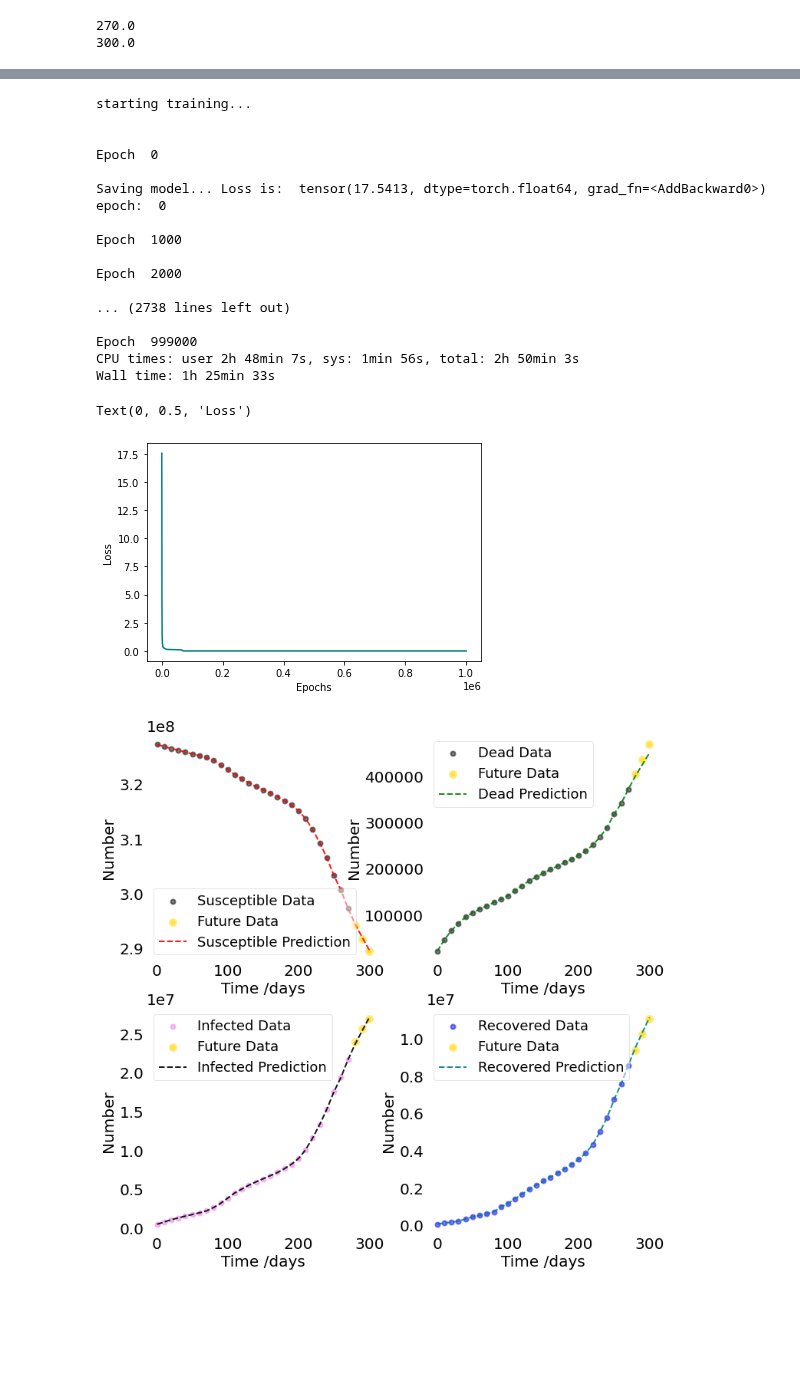
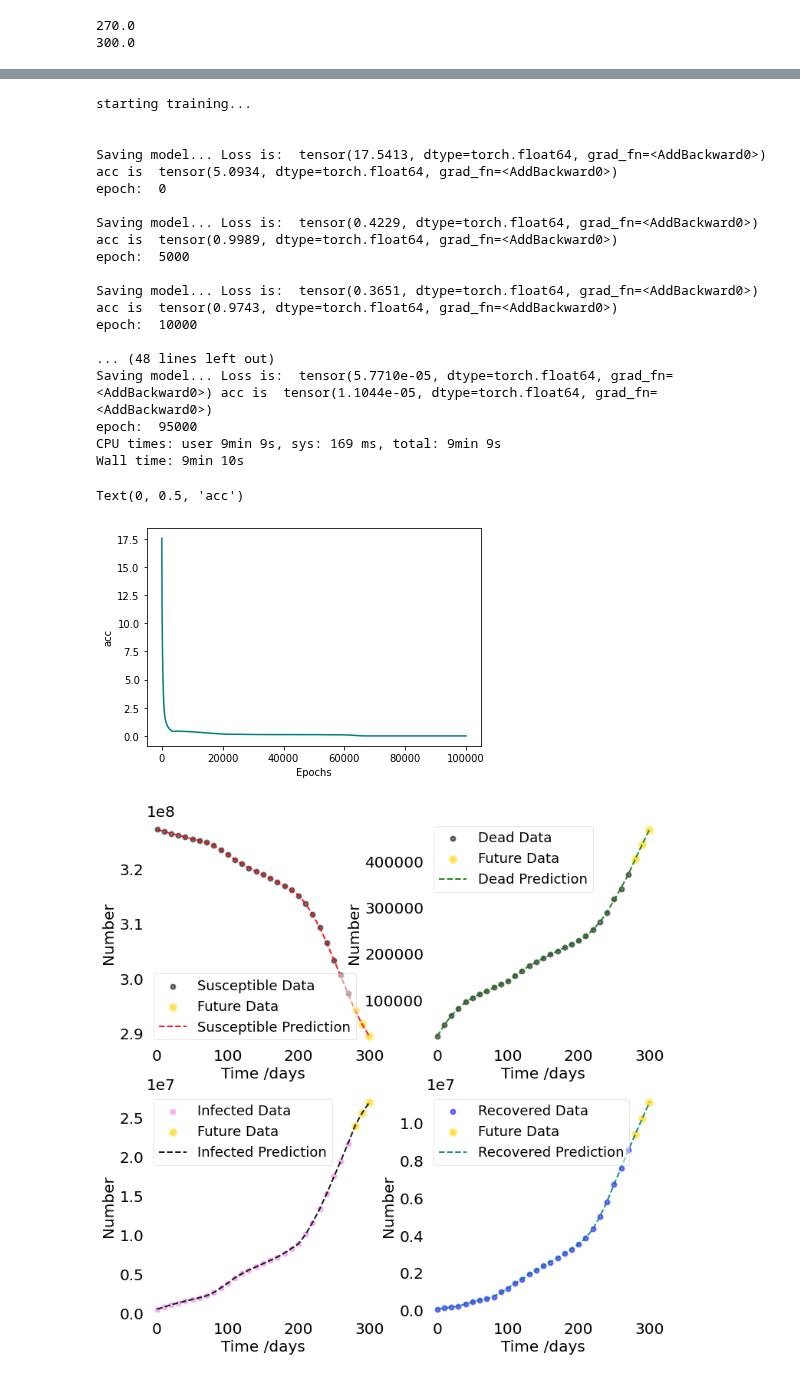
Before and after one commit to jhgoblue/covid-19-pbl, a Jupyter notebook: dinn-sird-baseline.ipynb, the cells around one changed output, grey strips where cells are left out. Drawn from its saved outputs; the diff is of its cells as text; code cells hidden in the pictures; blank space fills up the shorter version.

Commit message:
Kaggle Notebook | DINN-SIRD-baseline | +acc

```diff
--- a/dinn-sird-baseline.ipynb
+++ b/dinn-sird-baseline.ipynb
@@ -106,8 +106,10 @@ class DINN(nn.Module):
         self.I = torch.tensor(I_data)
         self.D = torch.tensor(D_data)
         self.R = torch.tensor(R_data)
+        self.Train_Test = 28
 
         self.losses = []
+        self.acces = []
         self.save = 3 #which file to save to
 
         self.alpha_tilda = torch.nn.Parameter(torch.rand(1, requires_grad=True)) #0.191
@@ -275,8 +277,17 @@ class DINN(nn.Module):
                 torch.mean(torch.square(f3[:28]))+
                 torch.mean(torch.square(f4[:28]))
                 )
+        acc = (torch.mean(torch.square(self.S_hat[28:] - S_pred[28:]))+
+                torch.mean(torch.square(self.I_hat[28:] - I_pred[28:]))+
+                torch.mean(torch.square(self.D_hat[28:] - D_pred[28:]))+
+                torch.mean(torch.square(self.R_hat[28:] - R_pred[28:]))+
+                torch.mean(torch.square(f1[28:]))+
+                torch.mean(torch.square(f2[28:]))+
+                torch.mean(torch.square(f3[28:]))+
+                torch.mean(torch.square(f4[28:]))
+                )
 
-
+        acc.backward(retain_graph=True)
         loss.backward()
         self.optimizer.step()
         self.scheduler.step()
@@ -284,14 +295,15 @@ class DINN(nn.Module):
 
 
         self.losses.append(loss.item())
+        self.acces.append(acc.item())
 
-        if epoch % 1000 == 0:
-          print('\nEpoch ', epoch)
+        #if epoch % 1000 == 0:
+          #print('\nEpoch ', epoch)
 
         #loss + model parameters update
-        if epoch % 4000 == 0:
+        if epoch % 5000 == 0:
           #checkpoint save every 100 epochs if the loss is lower
-          print('\nSaving model... Loss is: ', loss)
+          print('\nSaving model... Loss is: ', loss,'acc is ',acc)
           torch.save({
               'epoch': epoch,
               'model': self.state_dict(),
@@ -299,6 +311,7 @@ class DINN(nn.Module):
               'scheduler': self.scheduler.state_dict(),
               #'loss': loss,
               'losses': self.losses,
+              'acc':self.acces
               }, PATH + str(self.save)+'.pt')
           if self.save % 2 > 0: #its on 3
             self.save = 2 #change to 2
@@ -327,39 +340,40 @@ scheduler = torch.optim.lr_scheduler.CyclicLR(dinn.optimizer, base_lr=1e-5, max_
 dinn.scheduler = scheduler
 
 try:
-  S_pred_list, I_pred_list, D_pred_list, R_pred_list = dinn.train(1000000) #train
+  S_pred_list, I_pred_list, D_pred_list, R_pred_list = dinn.train(100000) #train
 except EOFError:
   if dinn.save == 2:
     dinn.save = 3
-    S_pred_list, I_pred_list, D_pred_list, R_pred_list = dinn.train(1000000) #train
+    S_pred_list, I_pred_list, D_pred_list, R_pred_list = dinn.train(100000) #train
   elif dinn.save == 3:
     dinn.save = 2
-    S_pred_list, I_pred_list, D_pred_list, R_pred_list = dinn.train(1000000) #train
+    S_pred_list, I_pred_list, D_pred_list, R_pred_list = dinn.train(100000) #train
 # %% [output]
 starting training...
 
 
-Epoch  0
-
-Saving model... Loss is:  tensor(17.5413, dtype=torch.float64, grad_fn=<AddBackward0>)
+Saving model... Loss is:  tensor(17.5413, dtype=torch.float64, grad_fn=<AddBackward0>) acc is  tensor(5.0934, dtype=torch.float64, grad_fn=<AddBackward0>)
 epoch:  0
 
-Epoch  1000
+Saving model... Loss is:  tensor(0.4229, dtype=torch.float64, grad_fn=<AddBackward0>) acc is  tensor(0.9989, dtype=torch.float64, grad_fn=<AddBackward0>)
+epoch:  5000
 
-Epoch  2000
+Saving model... Loss is:  tensor(0.3651, dtype=torch.float64, grad_fn=<AddBackward0>) acc is  tensor(0.9743, dtype=torch.float64, grad_fn=<AddBackward0>)
+epoch:  10000
 
-... (2738 lines left out)
-
-Epoch  999000
-CPU times: user 2h 48min 7s, sys: 1min 56s, total: 2h 50min 3s
-Wall time: 1h 25min 33s
+... (48 lines left out)
+Saving model... Loss is:  tensor(5.7710e-05, dtype=torch.float64, grad_fn=<AddBackward0>) acc is  tensor(1.1044e-05, dtype=torch.float64, grad_fn=<AddBackward0>)
+epoch:  95000
+CPU times: user 9min 9s, sys: 169 ms, total: 9min 9s
+Wall time: 9min 10s
 # %%
 plt.plot(dinn.losses[0:], color = 'teal')
 plt.xlabel('Epochs')
 plt.ylabel('Loss')
+plt.ylabel('acc')
 # %% [output]
-Text(0, 0.5, 'Loss')
+Text(0, 0.5, 'acc')
-[figure, old version]
+[figure, new version]
 # %%
 plt.rc('xtick', labelsize=20)
 plt.rc('ytick', labelsize=20)
```
Also changed, not shown: parts of 3 cells of this notebook.
